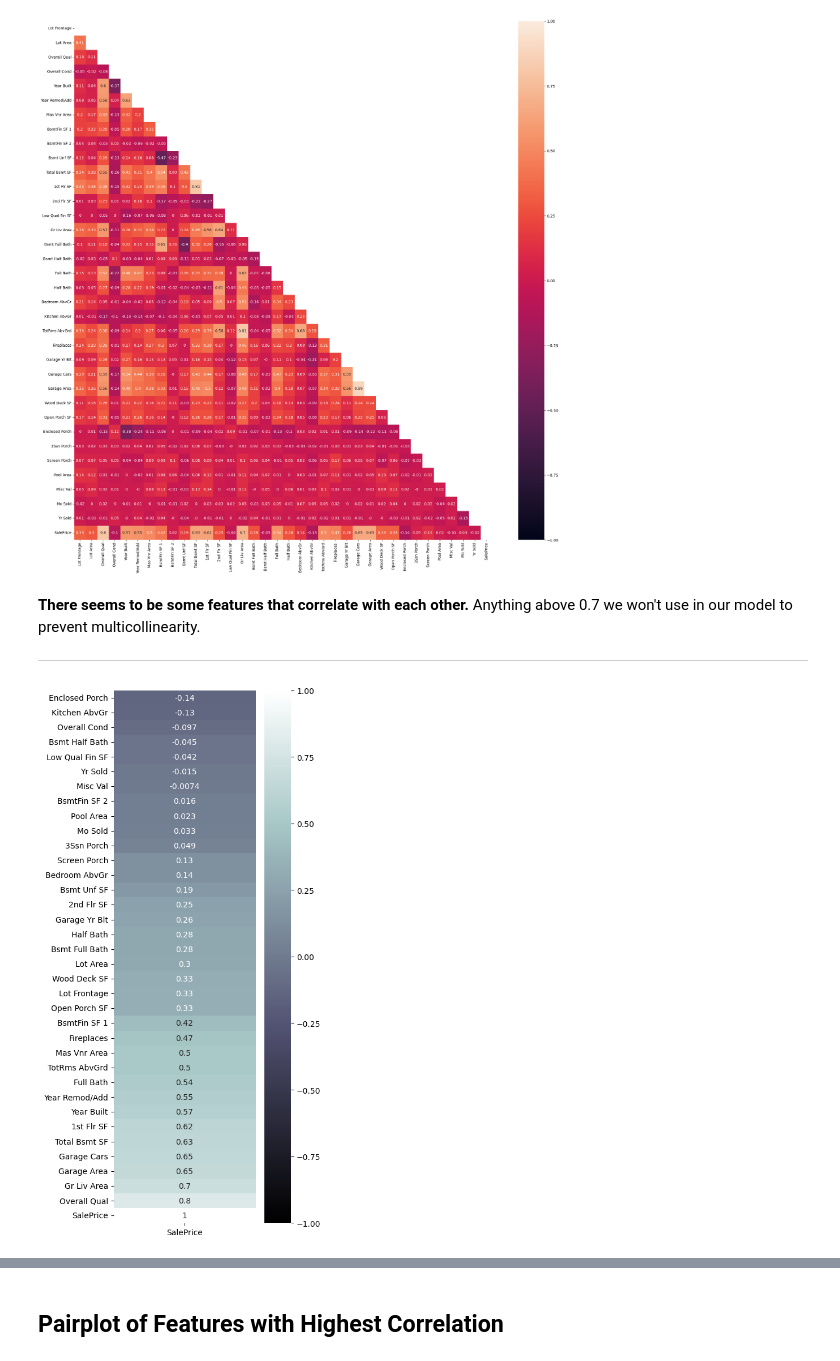
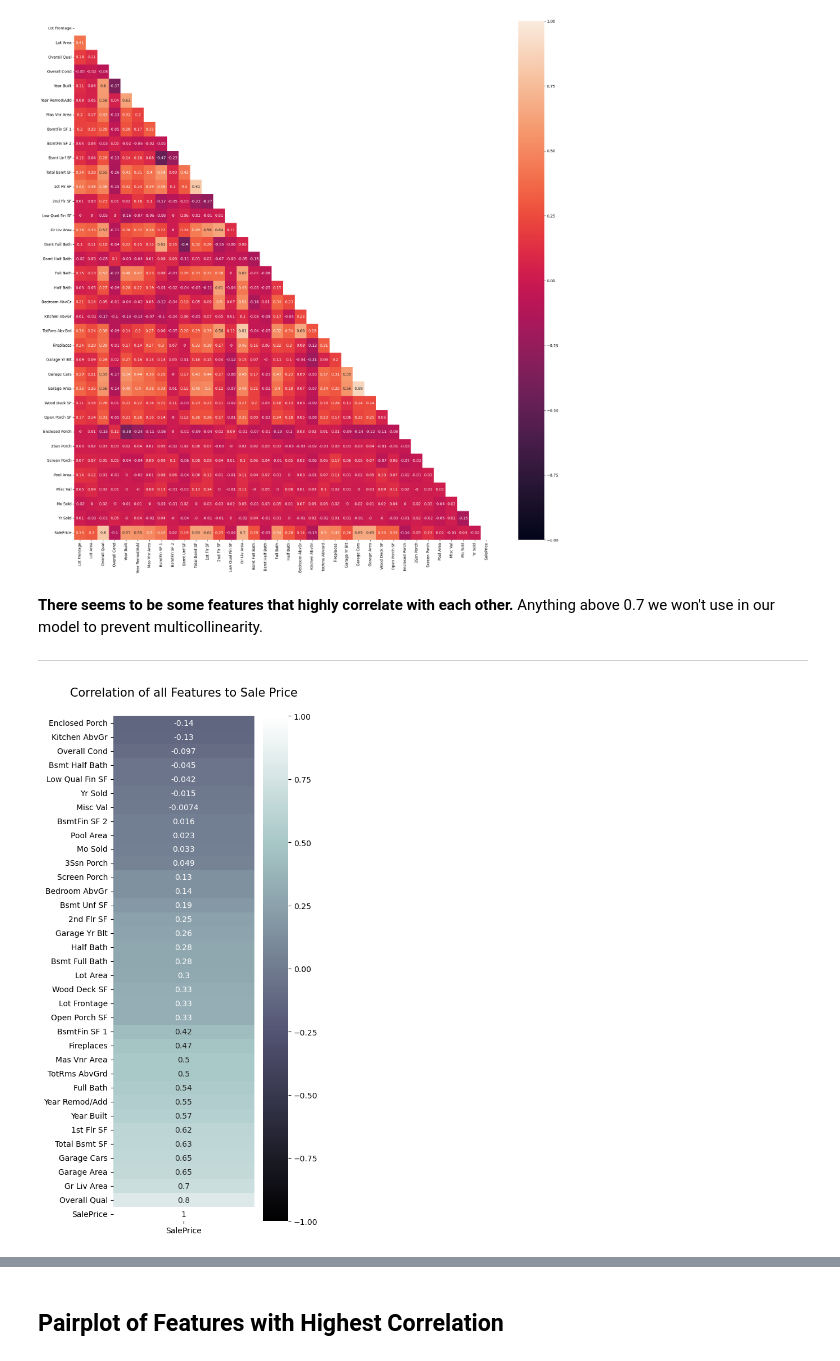
Before and after one commit to jlu7922/Ames-Housing-Data-and-Kaggle-Challenge, a Jupyter notebook: code/Data-Cleaning-EDA.ipynb, the cells around one changed output, grey strips where cells are left out. Saved outputs shown, nothing was run; the diff lists cells and outputs as text; code cells hidden in the pictures.

```diff
--- a/code/Data-Cleaning-EDA.ipynb
+++ b/code/Data-Cleaning-EDA.ipynb
@@ -375,19 +324,22 @@ sns.heatmap(corr, mask = mask, vmin = -1, vmax = 1, annot = True);
 # %% [output]
 [figure]
 # %% [markdown]
-**There seems to be some features that correlate with each other.** Anything above 0.7 we won't use in our model to prevent multicollinearity.
+**There seems to be some features that highly correlate with each other.** Anything above 0.7 we won't use in our model to prevent multicollinearity.
 
 ---
 # %%
 # Condensed heatmap to just see the correlation of all features to SalePrice
-plt.figure(figsize = (5,10))
+plt.figure(figsize = (5, 10))
 sns.heatmap(train.corr()[['SalePrice']].sort_values(by='SalePrice'),
             vmin = -1,
             vmax = 1,
             cmap = 'bone',
             annot = True);
 
+plt.title('Correlation of all Features to Sale Price', fontsize = 15, y = 1.03)
 plt.tight_layout()
-plt.savefig('../imgs/correlation_final.png')
+plt.savefig('../imgs/correlation_final.png', bbox_inches = "tight")
+
+plt.show()
 # %% [output]
-[figure, old version]
+[figure, new version]
```
Also changed, not shown: parts of 30 cells of this notebook, 9 other files.
